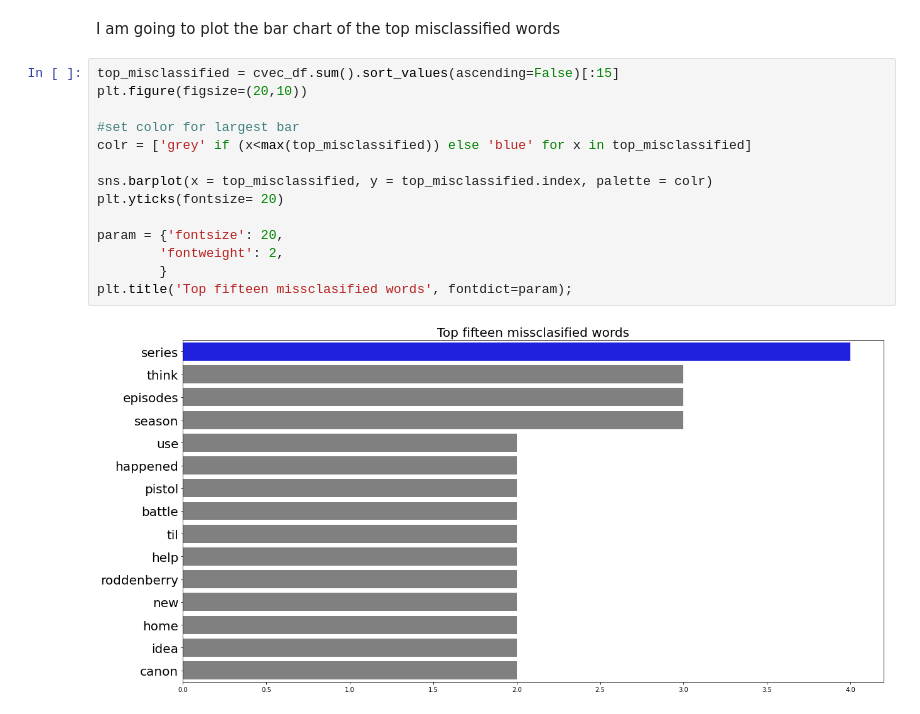
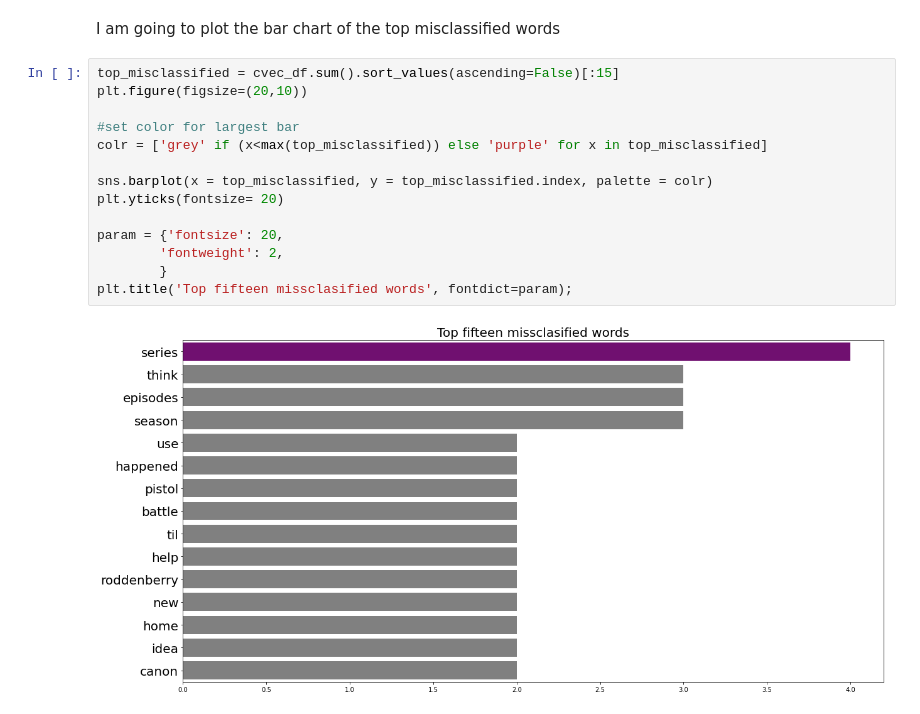
Before and after one commit to CaptCardoso/Subreddit-Classifier, a Jupyter notebook: notebooks/04 logistic regression model.ipynb, the cells around one changed output. Drawn from its saved outputs; the diff is of its cells as text.

```diff
--- a/notebooks/04 logistic regression model.ipynb
+++ b/notebooks/04 logistic regression model.ipynb
@@ -167,16 +167,16 @@ I am going to plot the bar chart of the top misclassified words
 # %%
 top_misclassified = cvec_df.sum().sort_values(ascending=False)[:15]
 plt.figure(figsize=(20,10))
 
 #set color for largest bar
-colr = ['grey' if (x<max(top_misclassified)) else 'blue' for x in top_misclassified]
+colr = ['grey' if (x<max(top_misclassified)) else 'purple' for x in top_misclassified]
 
 sns.barplot(x = top_misclassified, y = top_misclassified.index, palette = colr)
 plt.yticks(fontsize= 20)
 
 param = {'fontsize': 20,
         'fontweight': 2,
         }
 plt.title('Top fifteen missclasified words', fontdict=param);
 # %% [output]
-[figure, old version]
+[figure, new version]
```
Also changed, not shown: parts of 2 cells of this notebook, 4 other files.
